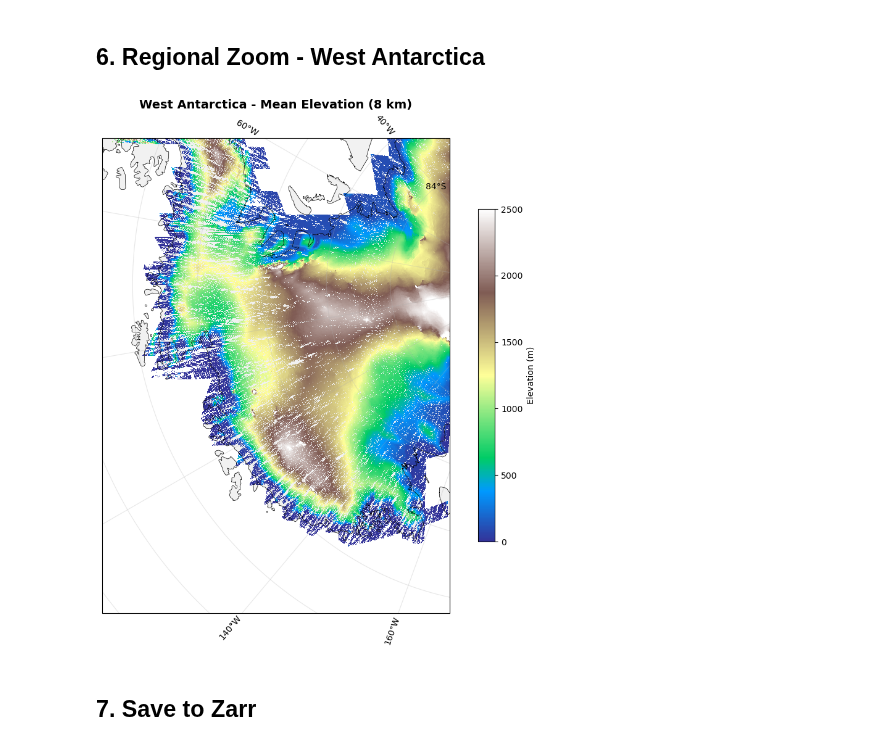
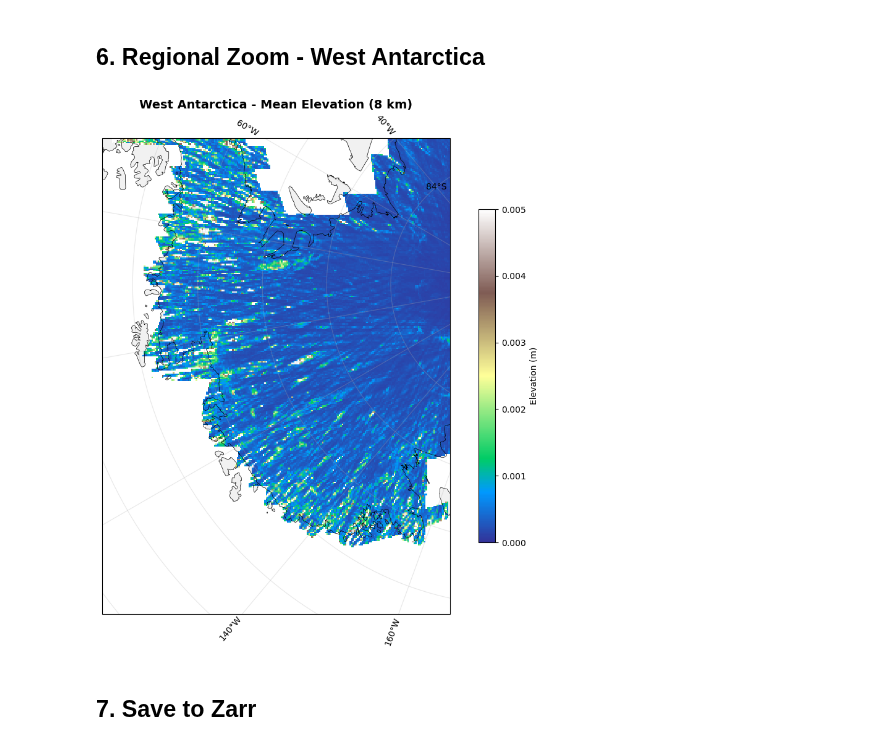
Before and after one commit to englacial/zagg, a Jupyter notebook: notebooks/rasterized_zarr.ipynb, the cells around one changed output. Saved outputs shown, nothing was run; the diff lists cells and outputs as text; code cells hidden in the pictures.

Commit message:
example plotting notebook

```diff
--- a/notebooks/rasterized_zarr.ipynb
+++ b/notebooks/rasterized_zarr.ipynb
@@ -112,7 +112,7 @@ Wall time: 530 ms
 Change `GRID_SPACING` below to adjust output resolution (e.g., 1000 for 1 km, 8000 for 8 km).
 # %%
 %%time
-GRID_SPACING = 2000  # meters — adjust for coarser/finer grids
+GRID_SPACING = 8000  # meters — adjust for coarser/finer grids
 
 # Grid extent: 3400 km covers to ~59S
 EXTENT = 3_400_000
@@ -312,21 +319,21 @@ Wall time: 8.67 s
 # %%
 proj = ccrs.SouthPolarStereo()
 fig, ax = plt.subplots(figsize=(12, 10), subplot_kw={"projection": proj})
 ax.coastlines(resolution="10m", linewidth=0.5)
 ax.add_feature(cfeature.LAND, facecolor="lightgray", alpha=0.3)
 ax.gridlines(draw_labels=True, alpha=0.3)
 ax.set_extent([-140, -70, -85, -70], crs=ccrs.PlateCarree())
 
-d = ds_out["h_mean"].values.copy()
+d = ds_out["h_sigma"].values.copy()
 d[ds_out["count"].values == 0] = np.nan
 im = ax.imshow(d, origin="lower", extent=[x_min, x_max, y_min, y_max],
-               transform=proj, cmap="terrain", vmin=0, vmax=2500,
+               transform=proj, cmap="terrain", vmin=0, vmax=.005,
                interpolation="nearest")
 plt.colorbar(im, ax=ax, label="Elevation (m)", shrink=0.7)
 ax.set_title("West Antarctica - Mean Elevation (8 km)", fontsize=14, weight="bold")
 plt.show()
 # %% [output]
-[figure, old version]
+[figure, new version]
 # %% [markdown]
 ## 7. Save to Zarr
 # %%
```
Also changed, not shown: parts of 9 cells of this notebook.
